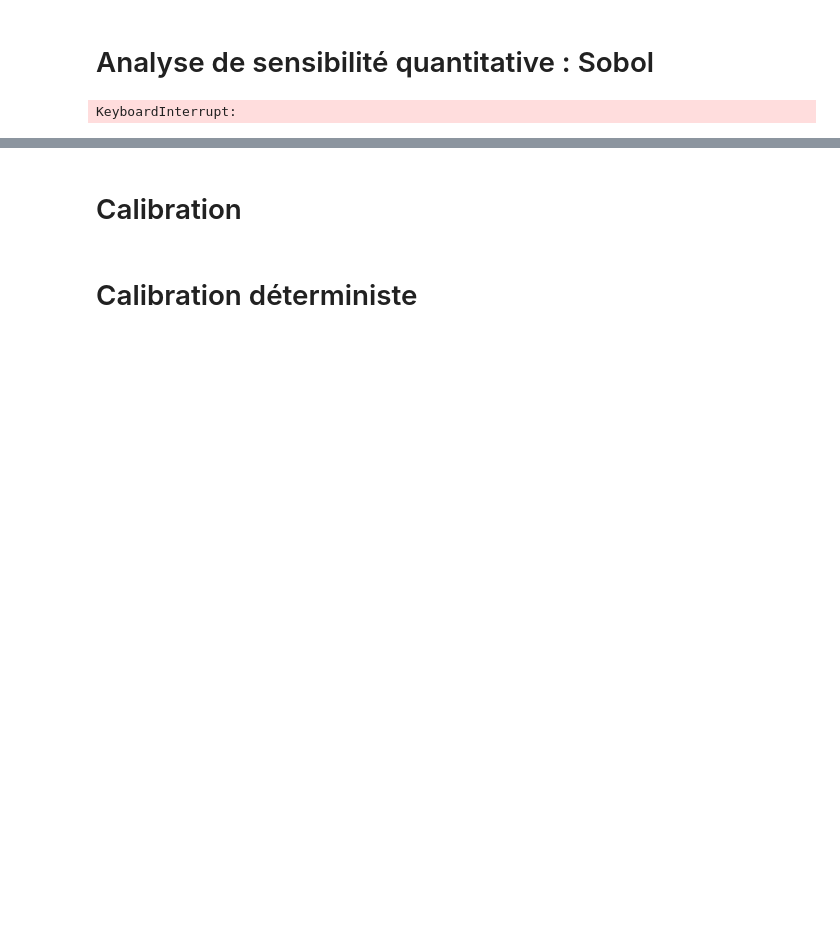
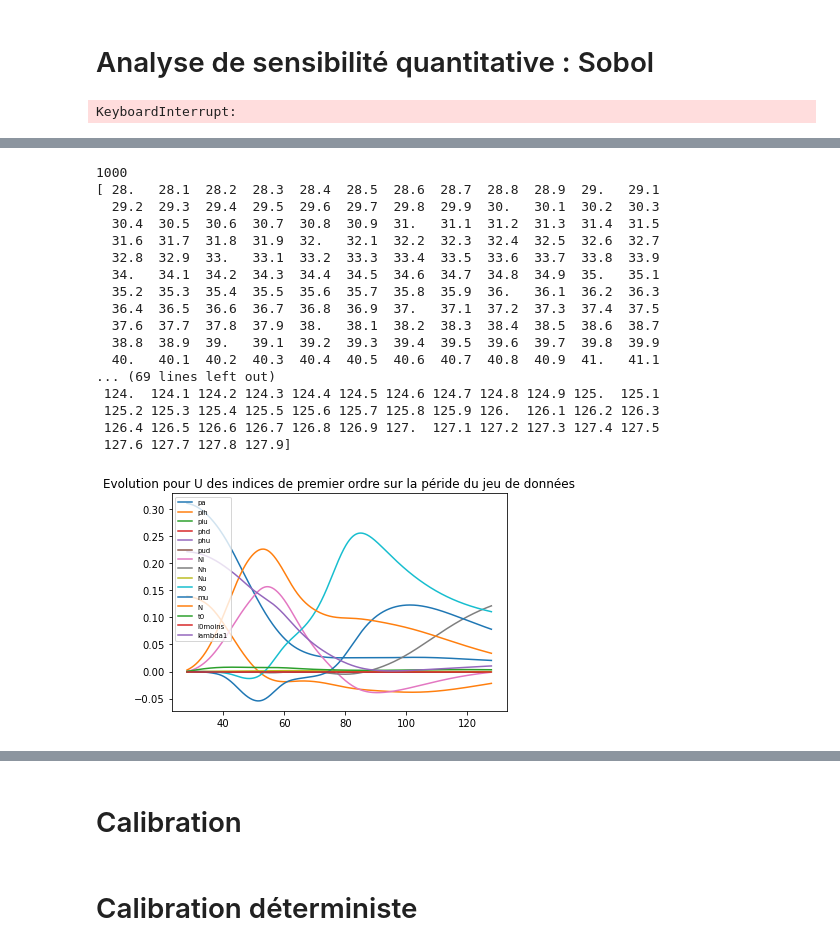
Before and after one commit to SwannChelly/MAP568, a Jupyter notebook: src/Project.ipynb, the cells around one changed output, grey strips where cells are left out. Saved outputs shown, nothing was run; the diff lists cells and outputs as text; code cells hidden in the pictures; blank space fills up the shorter version.

```diff
--- a/src/Project.ipynb
+++ b/src/Project.ipynb
@@ -497,19 +545,59 @@ pat.append(Si_H['ST'][0])
 # %%
-plt.plot(periode,pa,label='pa')
-plt.plot(periode,pih,label='pih')
-plt.plot(periode,piu,label='piu')
-plt.plot(periode,phd,label='phd')
-plt.plot(periode,phu,label='phu')
-plt.plot(periode,pud,label='pud')
-plt.plot(periode,Ni,label='Ni')
-plt.plot(periode,Nh,label='Nh')
-plt.plot(periode,Nu,label='Nu')
-plt.plot(periode,R0,label='R0')
-plt.plot(periode,mu,label='mu')
-plt.plot(periode,N,label='N')
-plt.plot(periode,t0,label='t0')
-plt.plot(periode,I0moins,label='I0moins')
-plt.plot(periode,lambda1,label='lambda1')
+"""
+plt.plot(constants['t'][::int(1/global_constants['deltaT'])],pa,label='pa')
+plt.plot(constants['t'][::int(1/global_constants['deltaT'])],pih,label='pih')
+plt.plot(constants['t'][::int(1/global_constants['deltaT'])],piu,label='piu')
+plt.plot(constants['t'][::int(1/global_constants['deltaT'])],phd,label='phd')
+plt.plot(constants['t'][::int(1/global_constants['deltaT'])],phu,label='phu')
+plt.plot(constants['t'][::int(1/global_constants['deltaT'])],pud,label='pud')
+plt.plot(constants['t'][::int(1/global_constants['deltaT'])],Ni,label='Ni')
+plt.plot(constants['t'][::int(1/global_constants['deltaT'])],Nh,label='Nh')
+plt.plot(constants['t'][::int(1/global_constants['deltaT'])],Nu,label='Nu')
+plt.plot(constants['t'][::int(1/global_constants['deltaT'])],R0,label='R0')
+plt.plot(constants['t'][::int(1/global_constants['deltaT'])],mu,label='mu')
+plt.plot(constants['t'][::int(1/global_constants['deltaT'])],N,label='N')
+plt.plot(constants['t'][::int(1/global_constants['deltaT'])],t0,label='t0')
+plt.plot(constants['t'][::int(1/global_constants['deltaT'])],I0moins,label='I0moins')
+plt.plot(constants['t'][::int(1/global_constants['deltaT'])],lambda1,label='lambda1')
 plt.title('Evolution pour H des indices de premier ordre sur la péride du jeu de données')
 plt.legend(loc='upper left', fontsize='x-small')
 plt.show()
+"""
+
+plt.plot(constants['t'],pa,label='pa')
+plt.plot(constants['t'],pih,label='pih')
+plt.plot(constants['t'],piu,label='piu')
+plt.plot(constants['t'],phd,label='phd')
+plt.plot(constants['t'],phu,label='phu')
+plt.plot(constants['t'],pud,label='pud')
+plt.plot(constants['t'],Ni,label='Ni')
+plt.plot(constants['t'],Nh,label='Nh')
+plt.plot(constants['t'],Nu,label='Nu')
+plt.plot(constants['t'],R0,label='R0')
+plt.plot(constants['t'],mu,label='mu')
+plt.plot(constants['t'],N,label='N')
+plt.plot(constants['t'],t0,label='t0')
+plt.plot(constants['t'],I0moins,label='I0moins')
+plt.plot(constants['t'],lambda1,label='lambda1')
+plt.title('Evolution pour U des indices de premier ordre sur la péride du jeu de données')
+plt.legend(loc='upper left', fontsize='x-small')
+plt.show()
+# %% [output]
+1000
+[ 28.   28.1  28.2  28.3  28.4  28.5  28.6  28.7  28.8  28.9  29.   29.1
+  29.2  29.3  29.4  29.5  29.6  29.7  29.8  29.9  30.   30.1  30.2  30.3
+  30.4  30.5  30.6  30.7  30.8  30.9  31.   31.1  31.2  31.3  31.4  31.5
+  31.6  31.7  31.8  31.9  32.   32.1  32.2  32.3  32.4  32.5  32.6  32.7
+  32.8  32.9  33.   33.1  33.2  33.3  33.4  33.5  33.6  33.7  33.8  33.9
+  34.   34.1  34.2  34.3  34.4  34.5  34.6  34.7  34.8  34.9  35.   35.1
+  35.2  35.3  35.4  35.5  35.6  35.7  35.8  35.9  36.   36.1  36.2  36.3
+  36.4  36.5  36.6  36.7  36.8  36.9  37.   37.1  37.2  37.3  37.4  37.5
+  37.6  37.7  37.8  37.9  38.   38.1  38.2  38.3  38.4  38.5  38.6  38.7
+  38.8  38.9  39.   39.1  39.2  39.3  39.4  39.5  39.6  39.7  39.8  39.9
+  40.   40.1  40.2  40.3  40.4  40.5  40.6  40.7  40.8  40.9  41.   41.1
+... (69 lines left out)
+ 124.  124.1 124.2 124.3 124.4 124.5 124.6 124.7 124.8 124.9 125.  125.1
+ 125.2 125.3 125.4 125.5 125.6 125.7 125.8 125.9 126.  126.1 126.2 126.3
+ 126.4 126.5 126.6 126.7 126.8 126.9 127.  127.1 127.2 127.3 127.4 127.5
+ 127.6 127.7 127.8 127.9]
+[figure, added]
```
Also changed, not shown: parts of 17 cells of this notebook, 2 other files.
